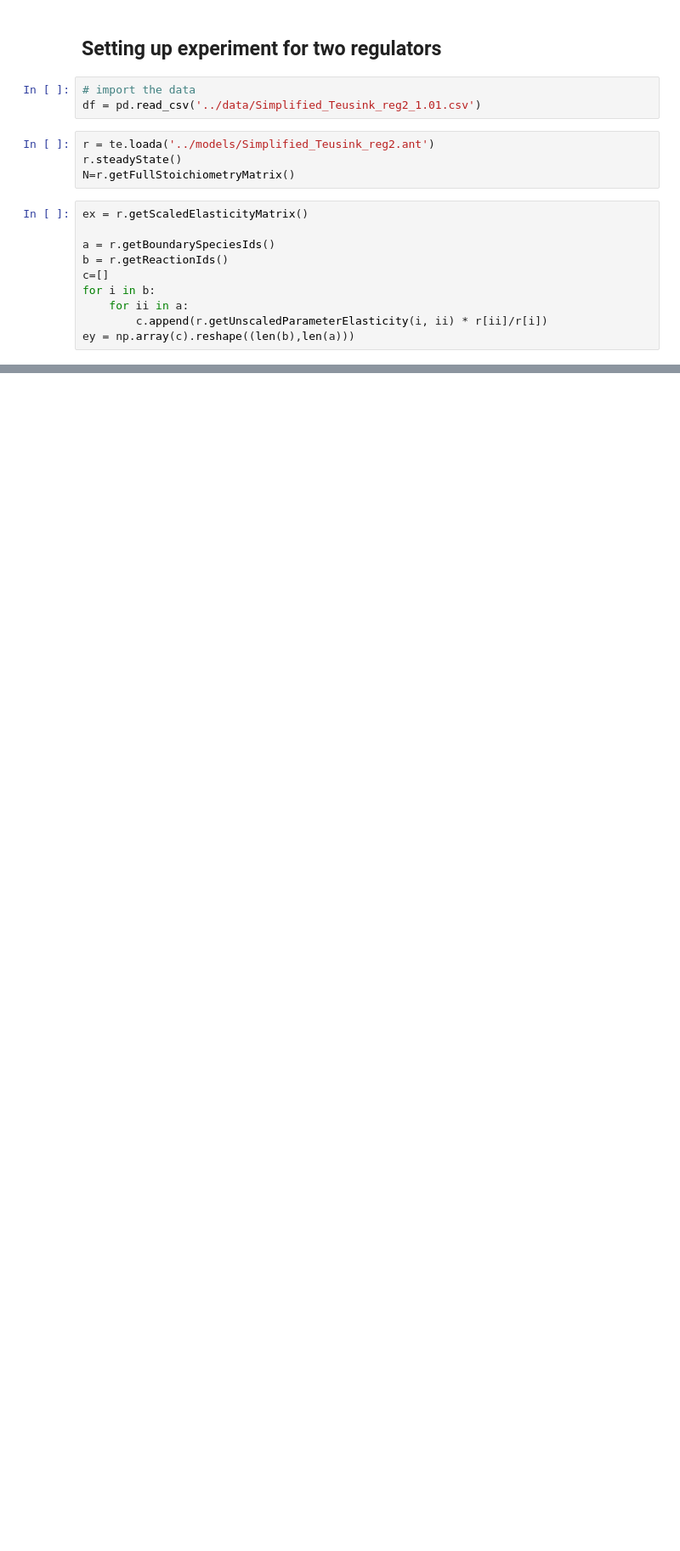
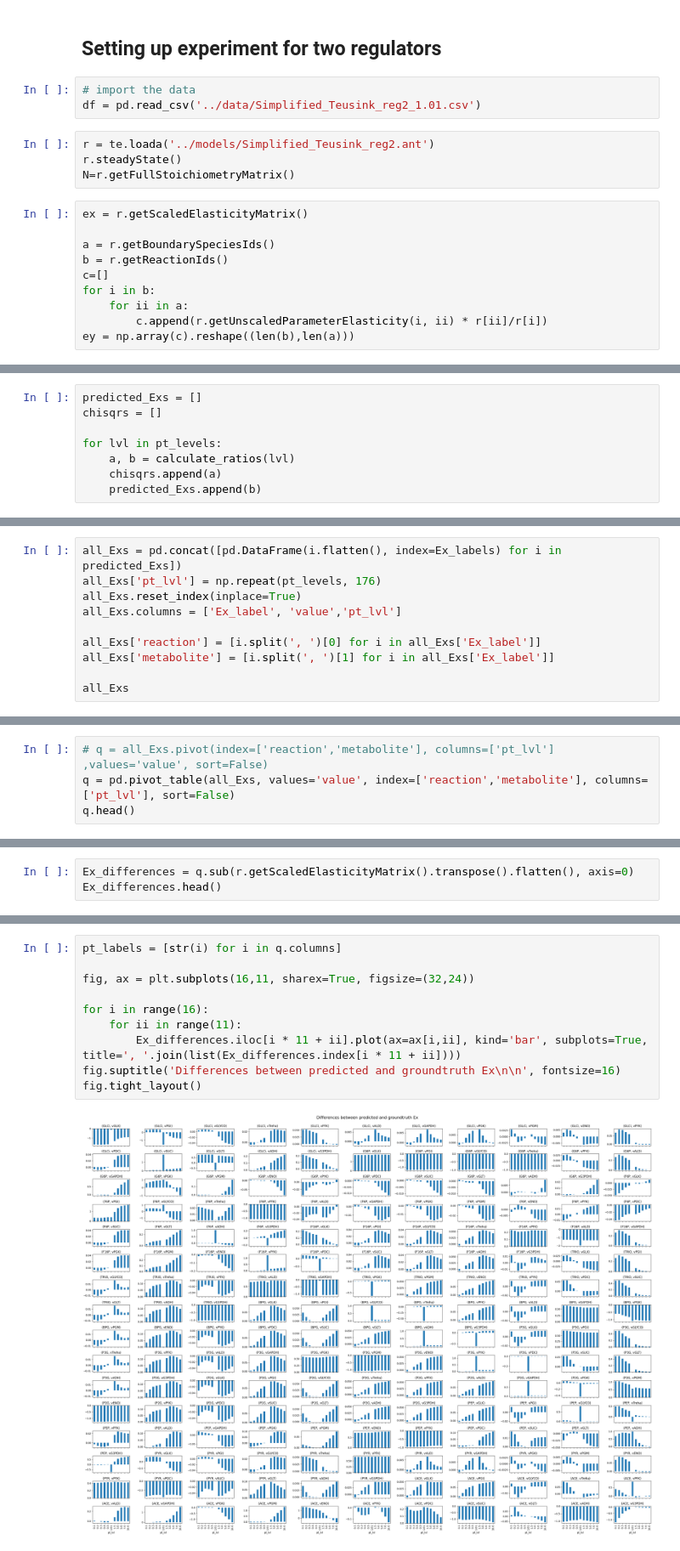
Before and after one commit to janisshin/classical-linlog, a Jupyter notebook: notebooks/yeast-with-reg.ipynb, the cells around one changed output, grey strips where cells are left out. Shown at 85% size. Cells and saved outputs as stored; diff of their text form; blank space fills up the shorter version.

```diff
--- a/notebooks/yeast-with-reg.ipynb
+++ b/notebooks/yeast-with-reg.ipynb
@@ -317,0 +279,8 @@ difference
+# %%
+predicted_Exs = []
+chisqrs = []
+
+for lvl in pt_levels:
+    a, b = calculate_ratios(lvl)
+    chisqrs.append(a)
+    predicted_Exs.append(b)
@@ -317,0 +307,10 @@ difference
+# %%
+all_Exs = pd.concat([pd.DataFrame(i.flatten(), index=Ex_labels) for i in predicted_Exs])
+all_Exs['pt_lvl'] = np.repeat(pt_levels, 176)
+all_Exs.reset_index(inplace=True)
+all_Exs.columns = ['Ex_label', 'value','pt_lvl']
+
+all_Exs['reaction'] = [i.split(', ')[0] for i in all_Exs['Ex_label']]
+all_Exs['metabolite'] = [i.split(', ')[1] for i in all_Exs['Ex_label']]
+
+all_Exs
@@ -317,0 +331,4 @@ difference
+# %%
+# q = all_Exs.pivot(index=['reaction','metabolite'], columns=['pt_lvl'] ,values='value', sort=False)
+q = pd.pivot_table(all_Exs, values='value', index=['reaction','metabolite'], columns=['pt_lvl'], sort=False)
+q.head()
@@ -317,0 +343,3 @@ difference
+# %%
+Ex_differences = q.sub(r.getScaledElasticityMatrix().transpose().flatten(), axis=0)
+Ex_differences.head()
@@ -317,0 +354,12 @@ difference
+# %%
+pt_labels = [str(i) for i in q.columns]
+
+fig, ax = plt.subplots(16,11, sharex=True, figsize=(32,24))
+
+for i in range(16):
+    for ii in range(11):
+        Ex_differences.iloc[i * 11 + ii].plot(ax=ax[i,ii], kind='bar', subplots=True, title=', '.join(list(Ex_differences.index[i * 11 + ii])))
+fig.suptitle('Differences between predicted and groundtruth Ex\n\n', fontsize=16)
+fig.tight_layout()
+# %% [output]
+[figure, added]
```
Also changed, not shown: parts of 11 cells of this notebook.
